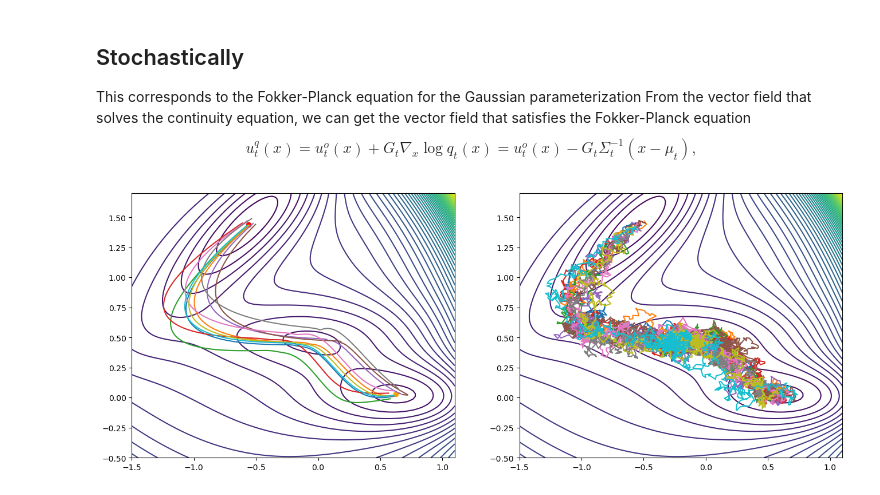
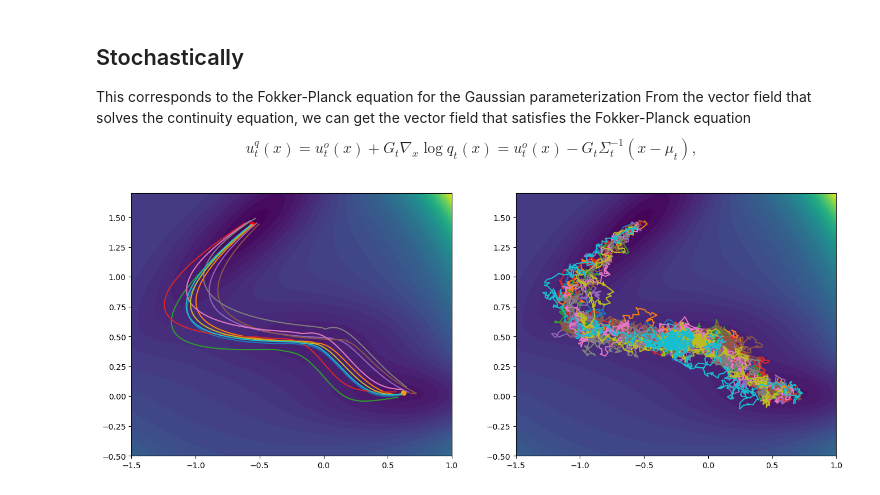
Before and after one commit to plainerman/Variational-Doob, a Jupyter notebook: notebooks/tps_gaussian.ipynb, the cells around one changed output. Drawn from its saved outputs; the diff is of its cells as text; code cells hidden in the pictures.

```diff
--- a/notebooks/tps_gaussian.ipynb
+++ b/notebooks/tps_gaussian.ipynb
@@ -55,10 +55,10 @@ else:
     def drift(_x):
         return jnp.hstack([_x[:, 2:], -gamma * _x[:, 2:] - dUdx_fn(_x[:, :2]) / m])
 # %%
-x, y = np.linspace(-1.5, 1.1, 100), np.linspace(-0.5, 1.7, 100)
+x, y = np.linspace(-1.5, 1.0, 100), np.linspace(-0.5, 1.7, 100)
 x, y = np.meshgrid(x, y)
 z = U(np.stack([x, y], -1).reshape(-1, 2)).reshape([100, 100])
-plt.contour(x, y, z, 50)
+plt.contourf(x, y, z, 50)
 plt.scatter(A[0, 0], A[0, 1])
 plt.scatter(B[0, 0], B[0, 1])
 # %% [output]
@@ -296,16 +296,16 @@ x_t_stoch = x_t.copy()
 # %%
 plt.figure(figsize=(16, 6))
 
 plt.subplot(121)
-plt.contour(x, y, z, 50)
+plt.contourf(x, y, z, 50)
 plt.plot(x_t_det[:10, :, 0].T, x_t_det[:10, :, 1].T)
 plt.scatter(A[0, 0], A[0, 1], color='red')
 plt.scatter(B[0, 0], B[0, 1], color='orange')
 plt.subplot(122)
-plt.contour(x, y, z, 50)
+plt.contourf(x, y, z, 50)
 plt.plot(x_t_stoch[:10, :, 0].T, x_t_stoch[:10, :, 1].T)
 plt.scatter(A[0, 0], A[0, 1], color='red')
 plt.scatter(B[0, 0], B[0, 1], color='orange')
 plt.show()
 # %% [output]
-[figure, old version]
+[figure, new version]
```
Also changed, not shown: parts of 2 cells of this notebook.
